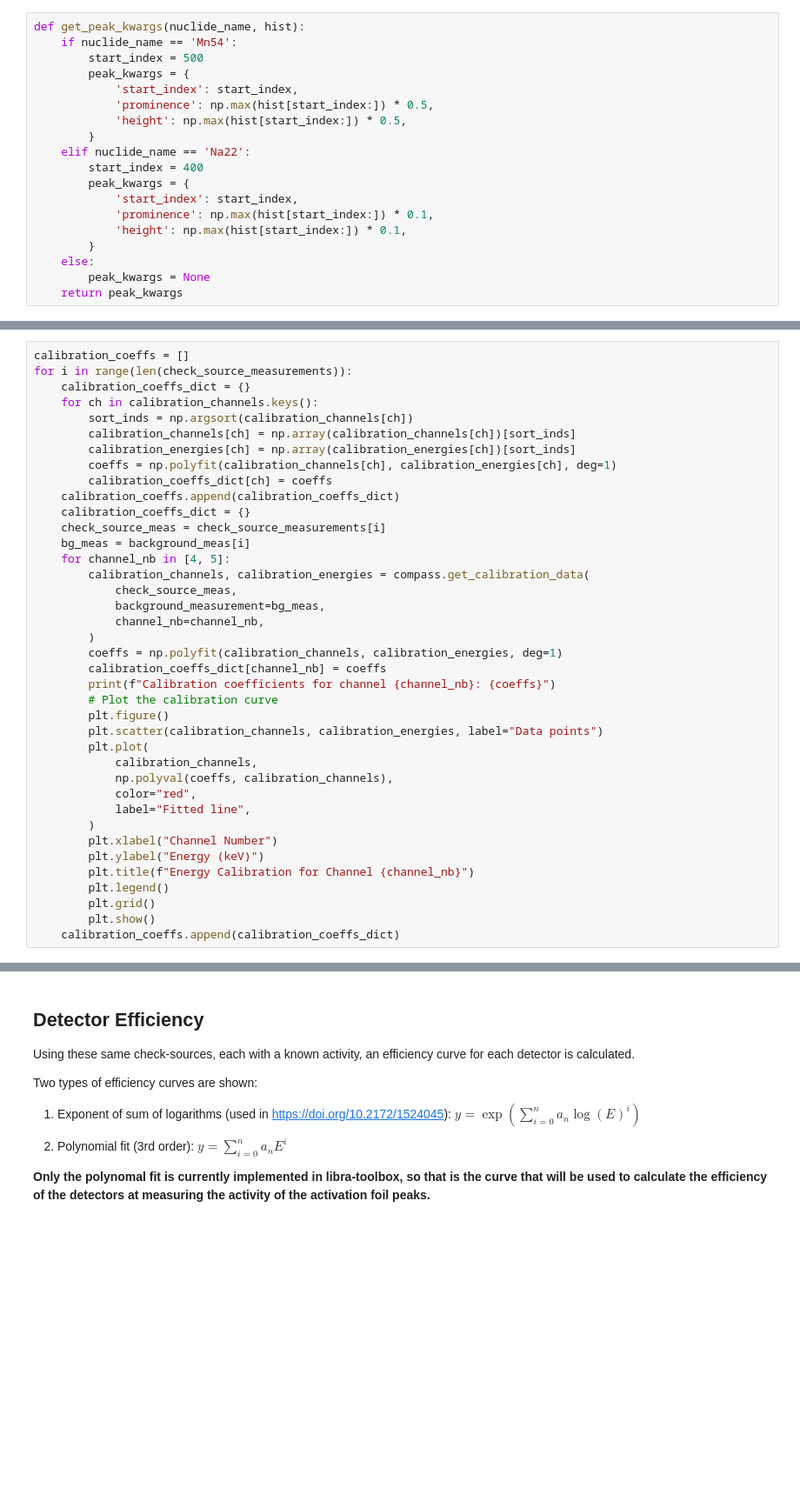
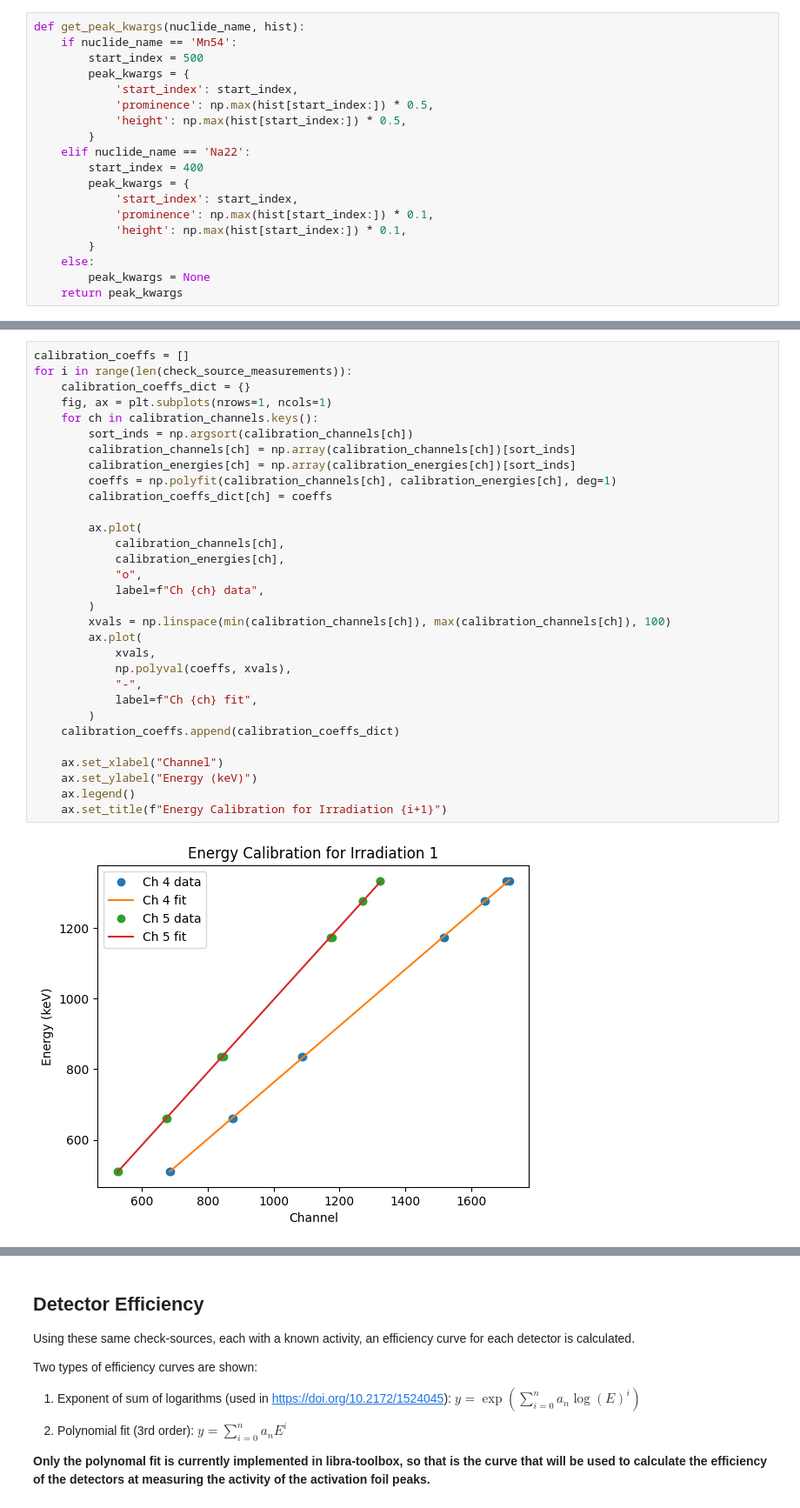
Before and after one commit to cdunn314/BABY-1L-run-4, a Jupyter notebook: analysis/neutron/foil_analysis.ipynb, the cells around one changed output, grey strips where cells are left out. Shown at 87% size. Drawn from its saved outputs; the diff is of its cells as text; blank space fills up the shorter version.

```diff
--- a/analysis/neutron/foil_analysis.ipynb
+++ b/analysis/neutron/foil_analysis.ipynb
@@ -122,39 +123,33 @@ plt.show()
 # %%
 calibration_coeffs = []
 for i in range(len(check_source_measurements)):
     calibration_coeffs_dict = {}
+    fig, ax = plt.subplots(nrows=1, ncols=1)
     for ch in calibration_channels.keys():
         sort_inds = np.argsort(calibration_channels[ch])
         calibration_channels[ch] = np.array(calibration_channels[ch])[sort_inds]
         calibration_energies[ch] = np.array(calibration_energies[ch])[sort_inds]
         coeffs = np.polyfit(calibration_channels[ch], calibration_energies[ch], deg=1)
         calibration_coeffs_dict[ch] = coeffs
+
+        ax.plot(
+            calibration_channels[ch],
+            calibration_energies[ch],
+            "o",
+            label=f"Ch {ch} data",
+        )
+        xvals = np.linspace(min(calibration_channels[ch]), max(calibration_channels[ch]), 100)
+        ax.plot(
+            xvals,
+            np.polyval(coeffs, xvals),
+            "-",
+            label=f"Ch {ch} fit",
+        )
     calibration_coeffs.append(calibration_coeffs_dict)
-    calibration_coeffs_dict = {}
-    check_source_meas = check_source_measurements[i]
-    bg_meas = background_meas[i]
-    for channel_nb in [4, 5]:
-        calibration_channels, calibration_energies = compass.get_calibration_data(
-            check_source_meas,
-            background_measurement=bg_meas,
-            channel_nb=channel_nb,
-        )
-        coeffs = np.polyfit(calibration_channels, calibration_energies, deg=1)
-        calibration_coeffs_dict[channel_nb] = coeffs
-        print(f"Calibration coefficients for channel {channel_nb}: {coeffs}")
-        # Plot the calibration curve
-        plt.figure()
-        plt.scatter(calibration_channels, calibration_energies, label="Data points")
-        plt.plot(
-            calibration_channels,
-            np.polyval(coeffs, calibration_channels),
-            color="red",
-            label="Fitted line",
-        )
-        plt.xlabel("Channel Number")
-        plt.ylabel("Energy (keV)")
-        plt.title(f"Energy Calibration for Channel {channel_nb}")
-        plt.legend()
-        plt.grid()
-        plt.show()
-    calibration_coeffs.append(calibration_coeffs_dict)
+
+    ax.set_xlabel("Channel")
+    ax.set_ylabel("Energy (keV)")
+    ax.legend()
+    ax.set_title(f"Energy Calibration for Irradiation {i+1}")
+# %% [output]
+[figure, added]
```
Also changed, not shown: parts of 12 cells of this notebook, 3 other files.
